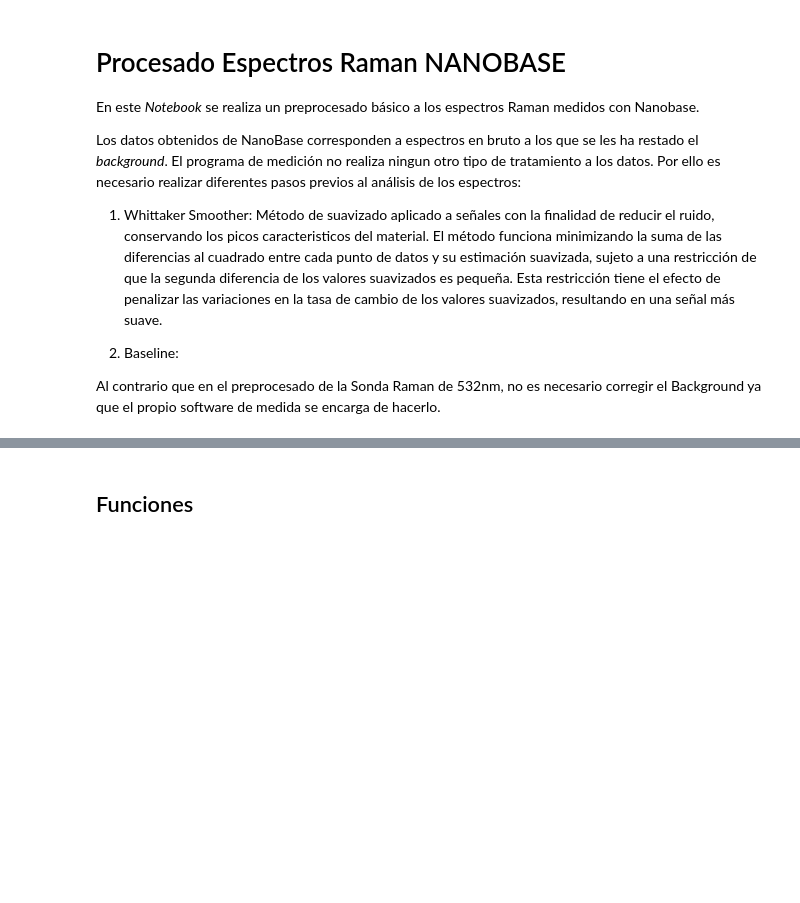
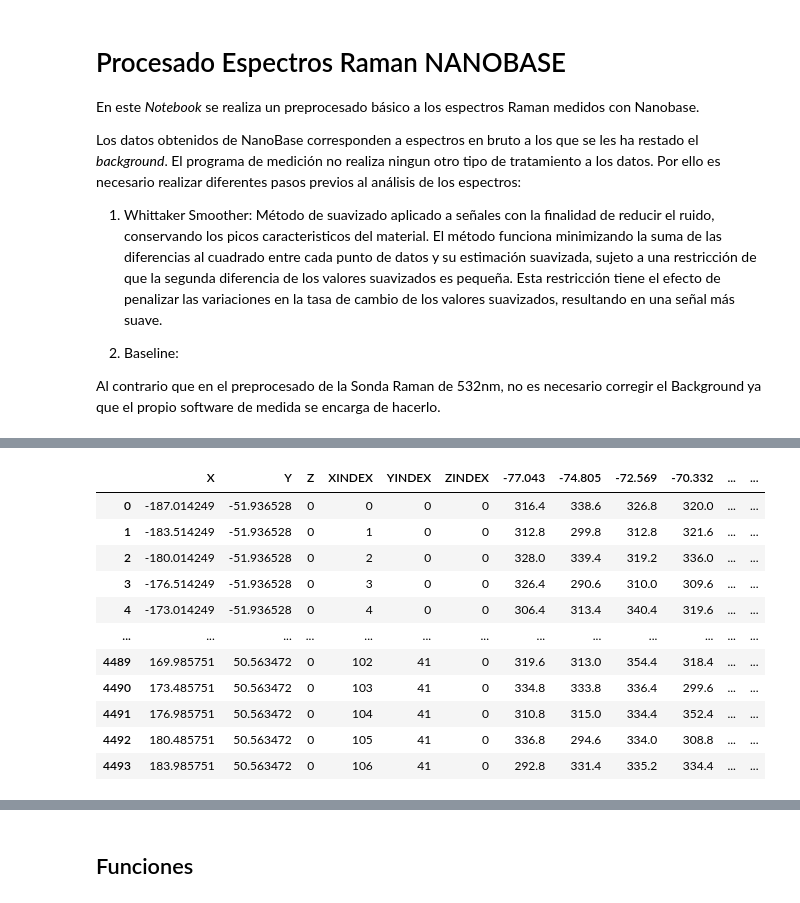
Before and after one commit to andreaperezasen/TFM-ML-Raman-Conchas-Arqueologicas, a Jupyter notebook: Code/Notebooks/procesado_nanobase.ipynb, the cells around one changed output, grey strips where cells are left out. Cells and saved outputs as stored; diff of their text form; code cells hidden in the pictures; blank space fills up the shorter version.

Commit message:
Nanobase

```diff
--- a/Code/Notebooks/procesado_nanobase.ipynb
+++ b/Code/Notebooks/procesado_nanobase.ipynb
@@ -59,8 +59,8 @@ def copiar_archivos(origen, destino, archivos):
 
 # Ejemplo de uso
 carpeta_origen = 'D:\OneDrive - UNICAN\RamanNanoBase\CONCHAS_ARQ\CSV'
-carpeta_destino = "D:/OneDrive - UNICAN/Escritorio/Conchas/CSV_nuevo_nanobase"
+carpeta_destino = "D:\OneDrive - UNICAN\Escritorio\Conchas\CSV_nanobase"
 
-copiar_archivos(carpeta_origen, carpeta_destino, csv_files)
+# copiar_archivos(carpeta_origen, carpeta_destino, csv_files)
 # %% [output]
 Número de archivos CSV:  9
@@ -75,0 +67,4 @@ Archivo 290424_LIT921.1_1500ms_n8_potencia1c_abajo.CSV copiado correctamente.
+# %%
+# Directorios de medida
+csv_files = os.listdir(carpeta_destino)
+print("Número de archivos CSV: ", len(csv_files))
@@ -75,0 +246,60 @@ Archivo 290424_LIT921.1_1500ms_n8_potencia1c_abajo.CSV copiado correctamente.
+# %%
+def create_df_raw(folder_path, csv_files , cut= 'cut'):
+    dataframes = []
+    lista_archivos = []
+    lista_muestras = []
+
+    path = folder_path
+    for csv_file in csv_files:
+            csv_file_complete = os.path.join(path, csv_file)
+            df_pre = pd.read_csv(csv_file_complete, engine='python', sep=',', skiprows=14, decimal='.')
+            resultados = []
+            archivo= csv_file
+
+            # # Drop unwanted column
+            if 'Unnamed: 1937' in df_pre.columns:
+                df_pre = df_pre.drop(columns=['Unnamed: 1937'])
+
+            # Realizamos el preprocesado de los datos
+            # df_pre_plot = df_pre.copy()
+            # if cut == 'cut':
+            #     df_cut = cut_spectrum(df_pre, min_wavelength=179, max_wavelength=2800)
+            # else:
+            #     df_cut = df_pre.copy()
+            # df_find_baseline = find_baseline(df_cut)
+            # df_media_corrected = correct_baseline(df_cut, df_find_baseline)
+
+
+            # Podemos plotear el paso a paso para comprobar que se ha realizado correctamente
+            # df_pre_plot.columns = df_pre.columns.astype(float)
+            # df_pre_plot.mean(axis=0).plot()
+            # df_cut.mean(axis=0).plot()
+            # df_find_baseline.mean(axis=0).plot()
+            # df_media_corrected.mean(axis=0).plot()
+            print(archivo)
+
+            # df = df_media_corrected.copy()
+
+            # nombre_archivo = archivo # Nombre del archivo
+            # nombre_muestra = nombre_archivo.split("_")[3] # Nombre de la muestra
+            # fecha_medida = nombre_archivo.split("_")[0].split("-")[0]  # Fecha de la medida
+            # hora_medida = nombre_archivo.split("_")[0].split("-")[1]    # Hora de la medida
+            # tipo_laser =   "Nanobase"
+            # tipo = 'raw'
+            # df.index = pd.MultiIndex.from_tuples([( tipo_laser, nombre_muestra, tipo,
+            #                                             fecha_medida,hora_medida, nombre_archivo, X, Y, ) for X, Y in df.index],
+            #                                       names=[ "Instrumento","Muestra","Tipo",  "Fecha","Hora", "Archivo","X", "Y"])
+
+            # Guardamos el nombre de los archivos y de las muestras en listas
+            # lista_archivos.append(nombre_archivo)
+            # lista_muestras.append(nombre_muestra)
+            # # Agrega el DataFrame a la lista
+            dataframes.append(df_pre)
+
+    # Concatena todos los DataFrames en uno solo
+    data = pd.concat(dataframes)
+    return data
+
+data = create_df_raw(carpeta_destino, ['160424_LIT4_1000ms_n5_potenica1c_mapa_abajo.CSV'], cut='cut')
+data
+# %% [output]
@@ -75,0 +307,12 @@ Archivo 290424_LIT921.1_1500ms_n8_potencia1c_abajo.CSV copiado correctamente.
+|  | X | Y | Z | XINDEX | YINDEX | ZINDEX | -77.043 | -74.805 | -72.569 | -70.332 | ... | ... |
+| 0 | -187.014249 | -51.936528 | 0 | 0 | 0 | 0 | 316.4 | 338.6 | 326.8 | 320.0 | ... | ... |
+| 1 | -183.514249 | -51.936528 | 0 | 1 | 0 | 0 | 312.8 | 299.8 | 312.8 | 321.6 | ... | ... |
+| 2 | -180.014249 | -51.936528 | 0 | 2 | 0 | 0 | 328.0 | 339.4 | 319.2 | 336.0 | ... | ... |
+| 3 | -176.514249 | -51.936528 | 0 | 3 | 0 | 0 | 326.4 | 290.6 | 310.0 | 309.6 | ... | ... |
+| 4 | -173.014249 | -51.936528 | 0 | 4 | 0 | 0 | 306.4 | 313.4 | 340.4 | 319.6 | ... | ... |
+| ... | ... | ... | ... | ... | ... | ... | ... | ... | ... | ... | ... | ... |
+| 4489 | 169.985751 | 50.563472 | 0 | 102 | 41 | 0 | 319.6 | 313.0 | 354.4 | 318.4 | ... | ... |
+| 4490 | 173.485751 | 50.563472 | 0 | 103 | 41 | 0 | 334.8 | 333.8 | 336.4 | 299.6 | ... | ... |
+| 4491 | 176.985751 | 50.563472 | 0 | 104 | 41 | 0 | 310.8 | 315.0 | 334.4 | 352.4 | ... | ... |
+| 4492 | 180.485751 | 50.563472 | 0 | 105 | 41 | 0 | 336.8 | 294.6 | 334.0 | 308.8 | ... | ... |
+| 4493 | 183.985751 | 50.563472 | 0 | 106 | 41 | 0 | 292.8 | 331.4 | 335.2 | 334.4 | ... | ... |
```
Also changed, not shown: parts of 18 cells of this notebook.
